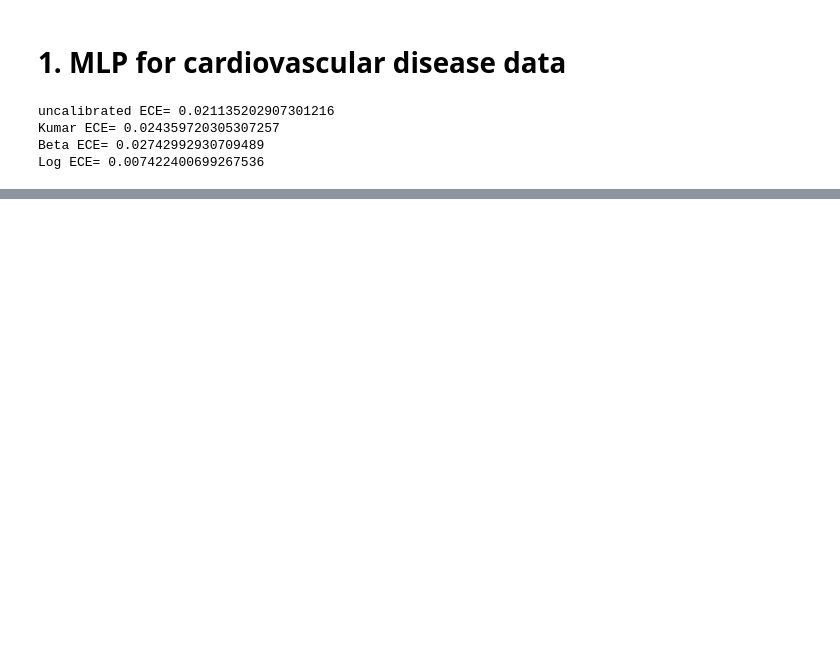
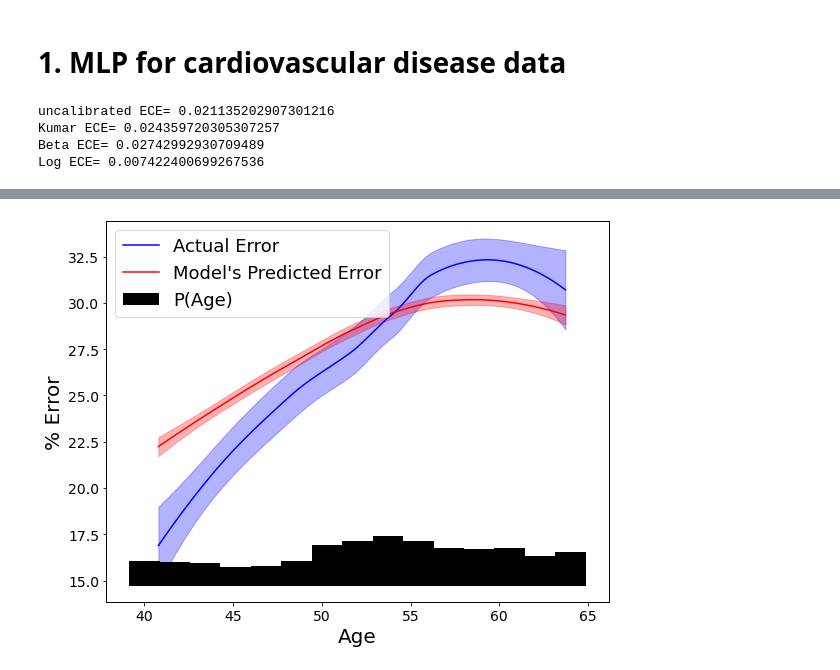
Before and after one commit to markellekelly/variable-wise-calibration, a Jupyter notebook: cardio_example.ipynb, the cells around one changed output, grey strips where cells are left out. Saved outputs shown, nothing was run; the diff lists cells and outputs as text; code cells hidden in the pictures; blank space fills up the shorter version.

```diff
--- a/cardio_example.ipynb
+++ b/cardio_example.ipynb
@@ -32,3 +36,11 @@ Log ECE= 0.007422400699267536
+# %%
+_ = df.gen_plot_lowess(var=var,
+                       label="_log",
+                       s=0.8,
+                       filename="figs/intro_errdiff.png",
+                       hist=0.003)
+# %% [output]
+[figure, added]
 # %%
 b = [0.1, 0.2, 0.3,0.4,0.5,0.6,0.7,0.8,0.9]
 # %%
```
Also changed, not shown: parts of 4 cells of this notebook, 1 other file.
